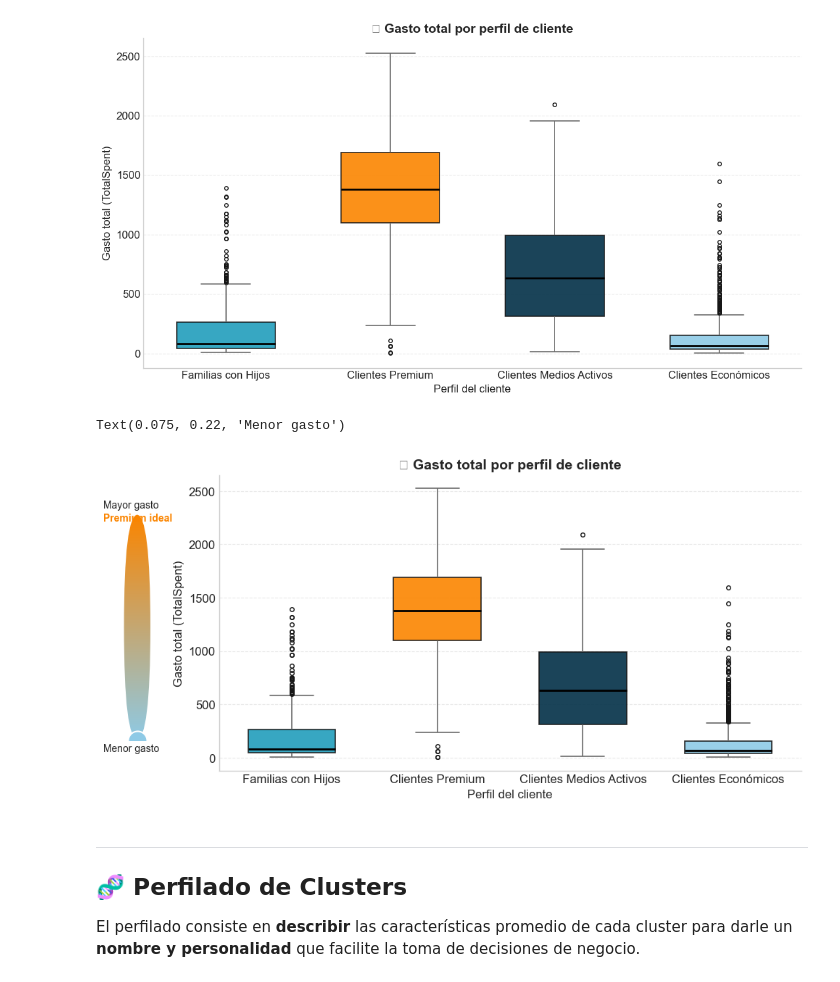
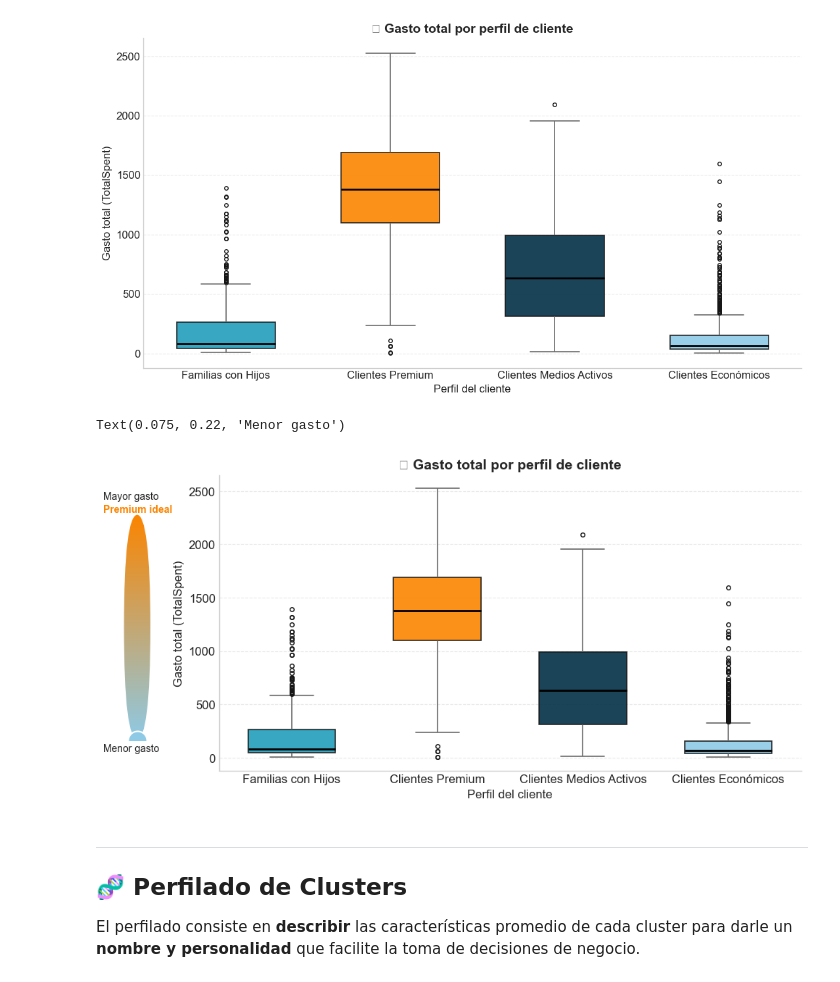
Before and after one commit to ealaurel/MINERIA_DATOS_2026_2, a Jupyter notebook: h4_1_kmeans_ifood.ipynb, the cells around one changed output. Drawn from its saved outputs; the diff is of its cells as text; code cells hidden in the pictures.

```diff
--- a/h4_1_kmeans_ifood.ipynb
+++ b/h4_1_kmeans_ifood.ipynb
@@ -1046,36 +1058,36 @@ ax.set_position([0.22, 0.17, 0.73, 0.68])
 # Crear el termómetro con un gradiente celeste → naranja
 term_ax = fig.add_axes([0.10, 0.24, 0.035, 0.52])
 cmap_termometro = LinearSegmentedColormap.from_list(
     'gasto_clientes', ['#8ecae6', '#fb8500']
 )
 gradiente = np.linspace(0, 1, 256).reshape(-1, 1)
 
 term_ax.imshow(gradiente, aspect='auto', origin='lower',
                cmap=cmap_termometro, extent=(0, 1, 0, 1))
 
 # Redondear el tubo y añadir el bulbo inferior
 tubo = FancyBboxPatch(
     (0, 0), 1, 1,
     boxstyle='round,pad=0,rounding_size=0.5',
     transform=term_ax.transAxes,
     facecolor='none',
     edgecolor='white',
     linewidth=1.5
 )
 term_ax.add_patch(tubo)
 term_ax.images[0].set_clip_path(tubo)
 term_ax.scatter(0.5, 0, s=350, color='#8ecae6',
                 edgecolor='white', linewidth=1.5, zorder=3)
 term_ax.set_axis_off()
 
 # Etiquetas del termómetro
-fig.text(0.075, 0.78, 'Mayor gasto', ha='left', va='center', fontsize=10)
-fig.text(0.075, 0.75, 'Premium ideal', ha='left', va='center',
+fig.text(0.075, 0.80, 'Mayor gasto', ha='left', va='center', fontsize=10)
+fig.text(0.075, 0.77, 'Premium ideal', ha='left', va='center',
          fontsize=10, color='#fb8500', fontweight='bold')
 fig.text(0.075, 0.22, 'Menor gasto', ha='left', va='center', fontsize=10)
 # %% [output]
 Text(0.075, 0.22, 'Menor gasto')
-[figure, old version]
+[figure, new version]
 # %% [markdown]
 ---
 ## 🧬 Perfilado de Clusters
```
Also changed, not shown: parts of 1 cell of this notebook.
